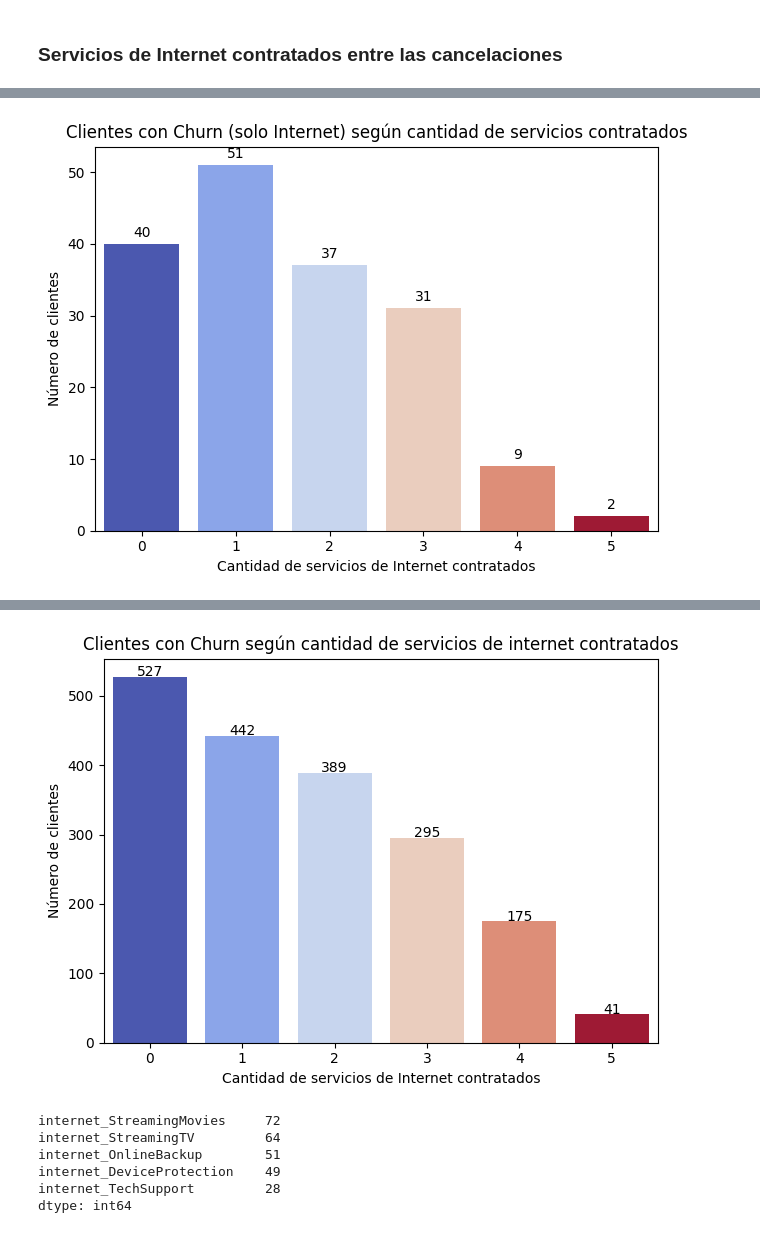
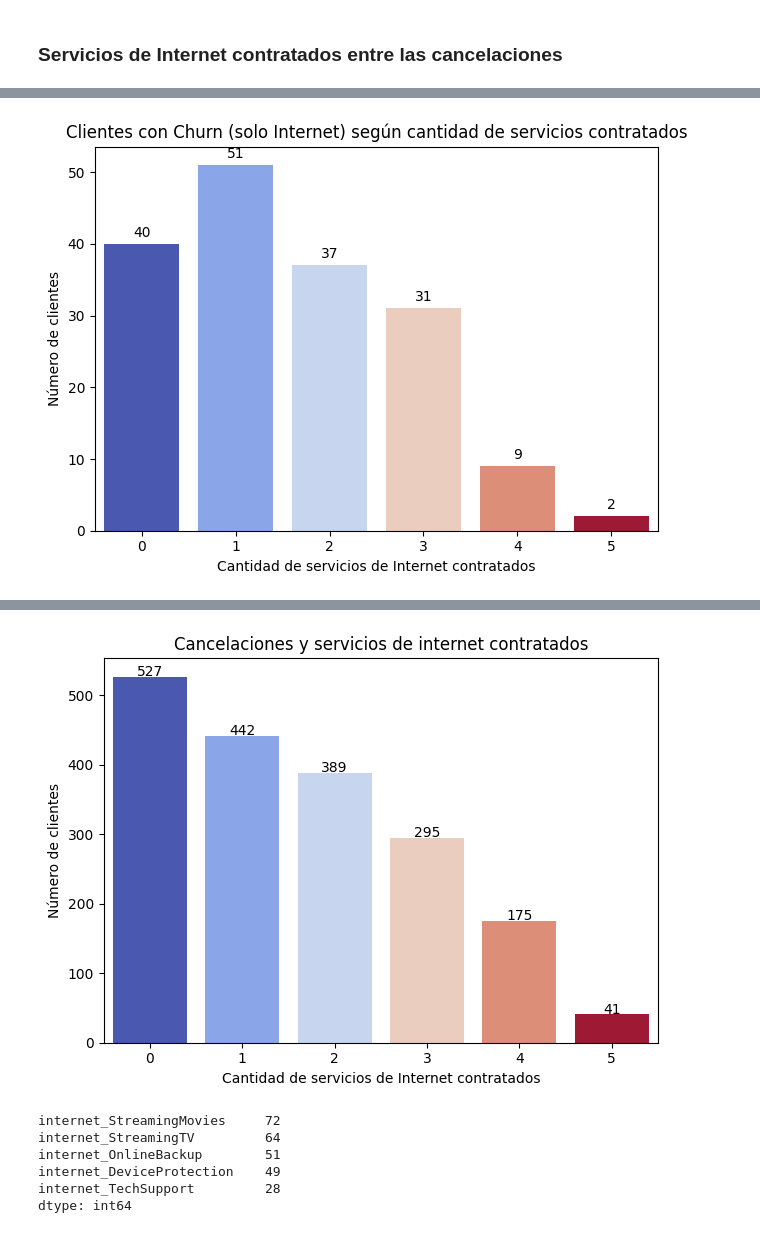
Before and after one commit to marsavil/telecom_x_challenge, a Jupyter notebook: TelecomX_LATAM.ipynb, the cells around one changed output, grey strips where cells are left out. Saved outputs shown, nothing was run; the diff lists cells and outputs as text; code cells hidden in the pictures.

```diff
--- a/TelecomX_LATAM.ipynb
+++ b/TelecomX_LATAM.ipynb
@@ -333,64 +344,71 @@ Total de clientes que cancelaron: 1869
 # %%
 # Columnas de servicios
 internet_services = ['internet_OnlineBackup', 'internet_DeviceProtection',
-                     'internet_TechSupport', 'internet_StreamingTV', 'internet_StreamingMovies']
+											'internet_TechSupport', 'internet_StreamingTV', 'internet_StreamingMovies']
 
-# Crear una columna que cuenta cuántos "Yes" tiene cada fila
-churn_internet['num_services_yes'] = churn_internet[internet_services].apply(lambda row: (row == 'Yes').sum(), axis=1)
+def cantidad_servicios_internet_y_cancelaciones_solo_internet():
 
-# Ver cuántos clientes tenían CERO servicios contratados
-no_services_count = (churn_internet['num_services_yes'] == 0).sum()
-total_churn_internet = churn_internet.shape[0]
+	# Crear una columna que cuenta cuántos "Yes" tiene cada fila
+	churn_internet['num_services_yes'] = churn_internet[internet_services].apply(lambda row: (row == 'Yes').sum(), axis=1)
 
-print(f"Clientes con Churn que solo tenían Internet y ningún servicio adicional: {no_services_count} / {total_churn_internet}")
-print(f"Eso es el {no_services_count / total_churn_internet * 100:.2f}%")
+	# Ver cuántos clientes tenían CERO servicios contratados
+	no_services_count = (churn_internet['num_services_yes'] == 0).sum()
+	total_churn_internet = churn_internet.shape[0]
+
+	print(f"Clientes con Churn que solo tenían Internet y ningún servicio adicional: {no_services_count} / {total_churn_internet}")
+	print(f"Eso es el {no_services_count / total_churn_internet * 100:.2f}%")
 
 
-# Crear una columna que cuenta cuántos "Yes" tiene cada fila
-churn_rest['num_services_yes'] = churn_rest[internet_services].apply(lambda row: (row == 'Yes').sum(), axis=1)
+	# Crear una columna que cuenta cuántos "Yes" tiene cada fila
+	churn_rest['num_services_yes'] = churn_rest[internet_services].apply(lambda row: (row == 'Yes').sum(), axis=1)
 
-# Ver cuántos clientes tenían CERO servicios contratados
-no_services_count_rest = (churn_rest['num_services_yes'] == 0).sum()
-total_churn_rest = churn_rest.shape[0]
+	# Ver cuántos clientes tenían CERO servicios contratados
+	no_services_count_rest = (churn_rest['num_services_yes'] == 0).sum()
+	total_churn_rest = churn_rest.shape[0]
 
-# Crear una columna que cuenta cuántos "Yes" tiene cada fila
-churn_total['num_services_yes'] = churn_total[internet_services].apply(lambda row: (row == 'Yes').sum(), axis=1)
+	# Crear una columna que cuenta cuántos "Yes" tiene cada fila
+	churn_total['num_services_yes'] = churn_total[internet_services].apply(lambda row: (row == 'Yes').sum(), axis=1)
 
-# Ver cuántos clientes tenían CERO servicios contratados
-no_services_count_total = (churn_total['num_services_yes'] == 0).sum()
-total_churn_total = churn_total.shape[0]
+	# Ver cuántos clientes tenían CERO servicios contratados
+	no_services_count_total = (churn_total['num_services_yes'] == 0).sum()
+	total_churn_total = churn_total.shape[0]
 
-print(f"Clientes con Churn que no contrataban ningún servicio adicional: {no_services_count_rest} / {total_churn_rest}")
-print(f"Eso es el {no_services_count_rest / total_churn_rest * 100:.2f}%")
+	print(f"Clientes con Churn que no contrataban ningún servicio adicional: {no_services_count_rest} / {total_churn_rest}")
+	print(f"Eso es el {no_services_count_rest / total_churn_rest * 100:.2f}%")
 
-# Histograma de cantidad de servicios contratados (0 a 5)
-ax = sns.countplot(data=churn_internet, x='num_services_yes', hue='num_services_yes', palette='coolwarm', legend=False)
-plt.title('Clientes con Churn (solo Internet) según cantidad de servicios contratados')
-plt.xlabel('Cantidad de servicios de Internet contratados')
-plt.ylabel('Número de clientes')
-plt.tight_layout()
+	# Histograma de cantidad de servicios contratados (0 a 5)
+	ax = sns.countplot(data=churn_internet, x='num_services_yes', hue='num_services_yes', palette='coolwarm', legend=False)
+	plt.title('Clientes con Churn (solo Internet) según cantidad de servicios contratados')
+	plt.xlabel('Cantidad de servicios de Internet contratados')
+	plt.ylabel('Número de clientes')
+	plt.tight_layout()
 
-for p in ax.patches:
-    height = p.get_height()
-    ax.text(p.get_x() + p.get_width() / 2., height + 1, int(height), ha="center")
+	for p in ax.patches:
+			height = p.get_height()
+			ax.text(p.get_x() + p.get_width() / 2., height + 1, int(height), ha="center")
+	print(f"Clientes con Churn que no contrataban ningún servicio adicional: {no_services_count_total} / {total_churn_total}")
+	print(f"Eso es el {no_services_count_total / total_churn_total * 100:.2f}%")
+	return plt
 
-plt.show()
+cantidad_servicios_internet_y_cancelaciones_solo_internet().show()
 
-print(f"Clientes con Churn que no contrataban ningún servicio adicional: {no_services_count_total} / {total_churn_total}")
-print(f"Eso es el {no_services_count_total / total_churn_total * 100:.2f}%")
 
-# Histograma de cantidad de servicios contratados (0 a 5)
-ax = sns.countplot(data=churn_total, x='num_services_yes', hue='num_services_yes', palette='coolwarm', legend=False)
-plt.title('Clientes con Churn según cantidad de servicios de internet contratados')
-plt.xlabel('Cantidad de servicios de Internet contratados')
-plt.ylabel('Número de clientes')
-plt.tight_layout()
 
-for p in ax.patches:
-    height = p.get_height()
-    ax.text(p.get_x() + p.get_width() / 2., height + 1, int(height), ha="center")
+def cantidad_servicios_internet_y_cancelaciones():
+	# Histograma de cantidad de servicios contratados (0 a 5)
+	ax = sns.countplot(data=churn_total, x='num_services_yes', hue='num_services_yes', palette='coolwarm', legend=False)
+	plt.title('Cancelaciones y servicios de internet contratados')
+	plt.xlabel('Cantidad de servicios de Internet contratados')
+	plt.ylabel('Número de clientes')
+	plt.tight_layout()
 
-plt.show()
+	for p in ax.patches:
+			height = p.get_height()
+			ax.text(p.get_x() + p.get_width() / 2., height + 1, int(height), ha="center")
+
+	return plt
+
+cantidad_servicios_internet_y_cancelaciones().show()
 # %% [output]
 Clientes con Churn que solo tenían Internet y ningún servicio adicional: 40 / 170
 Eso es el 23.53%
@@ -402,2 +420,2 @@ Eso es el 28.20%
-[figure, old version]
+[figure, new version]
 # %%
```
Also changed, not shown: parts of 28 cells of this notebook, 33 other files.
